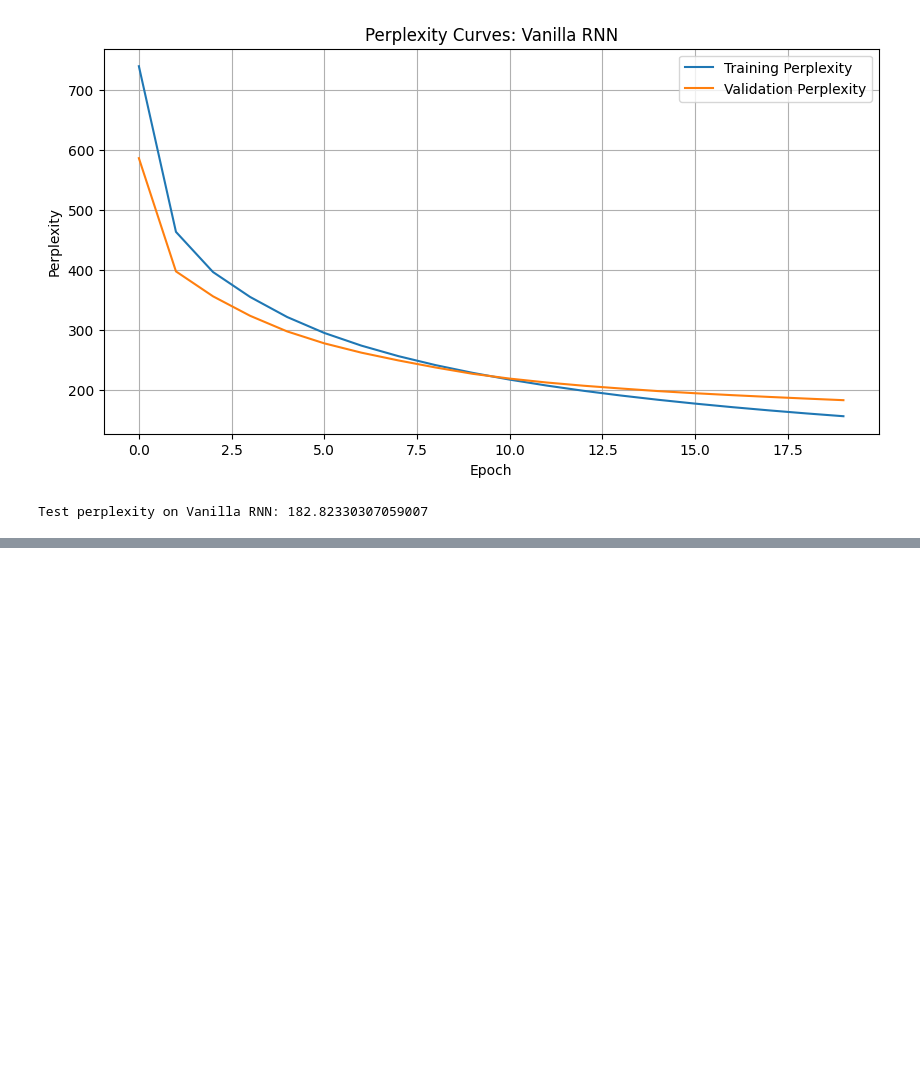
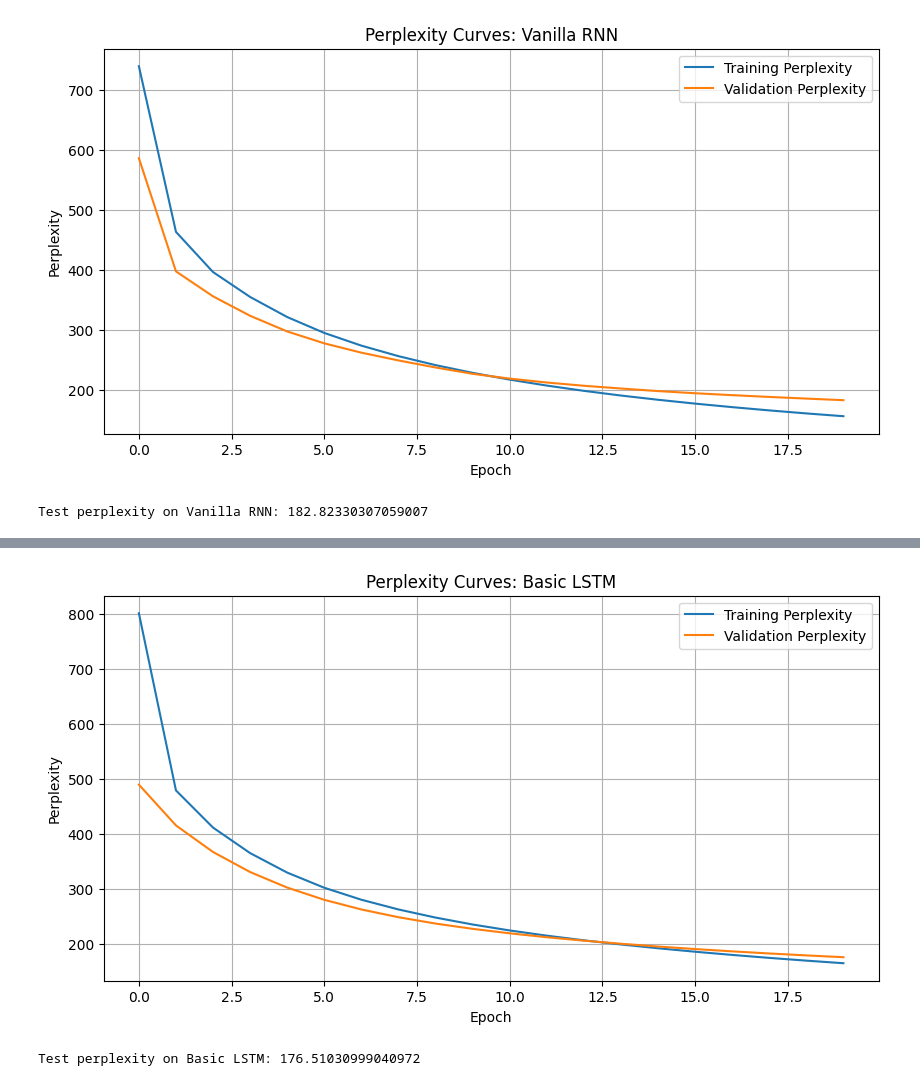
Before and after one commit to akashvshroff/cs449, a Jupyter notebook: hw4/hw4.ipynb, the cells around one changed output, grey strips where cells are left out. Drawn from its saved outputs; the diff is of its cells as text; code cells hidden in the pictures; blank space fills up the shorter version.

Commit message:
added lstm extra credit

```diff
--- a/hw4/hw4.ipynb
+++ b/hw4/hw4.ipynb
@@ -122,13 +126,13 @@ rnn.to(device)
 
 for epoch in range(num_epochs):
     rnn.train()
-    rnn.reset_h(batch_size)
+    rnn.reset_hidden(batch_size)
     total_loss = 0
     for inputs, targets in train_loader:
         inputs, targets = inputs.to(device), targets.to(device)
         current_batch_size = inputs.size(0)
         if current_batch_size != hidden_size: #only reset for last batch to avoid any mismatch issues.
-            rnn.reset_h(current_batch_size)
+            rnn.reset_hidden(current_batch_size)
             hidden_size = current_batch_size
         optimizer.zero_grad()
         outputs = rnn(inputs)
@@ -143,17 +147,17 @@ for epoch in range(num_epochs):
     train_perplexities.append(train_perplexity)
 
     rnn.eval()
-    rnn.reset_h(batch_size)
+    rnn.reset_hidden(batch_size)
     total_loss = 0
     with torch.no_grad():
         for inputs, targets in valid_loader:
             inputs, targets = inputs.to(device), targets.to(device)
             current_batch_size = inputs.size(0)
             if current_batch_size != hidden_size: #only reset for last batch to avoid any mismatch issues.
-                rnn.reset_h(current_batch_size)
+                rnn.reset_hidden(current_batch_size)
                 hidden_size = current_batch_size
             outputs = rnn(inputs)
-            loss = criterion(outputs.view(-1, outputs.size(-1)), targets)
+            loss = criterion(outputs.view(-1, outputs.size(-1)), targets) #loss function applies softmax to logits
             total_loss += loss.item()
 
             rnn.h = rnn.h.detach()
@@ -234,0 +241,32 @@ torch.save(rnn.state_dict(), "rnn_state_dict.pth")
+# %%
+import torch
+import torch.nn as nn
+import torch.nn.functional as F
+
+class BasicLSTM(nn.Module):
+    def __init__(self, vocab_size, embedding_dim, hidden_dim, output_dim, device=None):
+        """
+        Set up the different components of the LSTM
+        """
+        super(BasicLSTM, self).__init__()
+
+        self.embedding = nn.Embedding(vocab_size, embedding_dim)
+        self.lstm = nn.LSTM(embedding_dim, hidden_dim, batch_first=True)
+        self.fc = nn.Linear(hidden_dim, output_dim)
+        self.h = None  # Hidden state
+        self.c = None  # Cell state
+        self.hidden_dim = hidden_dim
+        self.device = device if device is not None else torch.device("cpu")
+
+    def forward(self, x):
+        x = self.embedding(x)
+        x, (self.h, self.c) = self.lstm(x, (self.h, self.c))
+        x = self.fc(x[:, -1, :])
+        return x #return logits since loss applies softmax
+
+    def reset_hidden(self, batch_size):
+        """
+        Reset both hidden state and cell state of the model
+        """
+        self.h = torch.zeros(1, batch_size, self.hidden_dim, device=self.device)
+        self.c = torch.zeros(1, batch_size, self.hidden_dim, device=self.device)
@@ -234,0 +367,9 @@ torch.save(rnn.state_dict(), "rnn_state_dict.pth")
+# %%
+plot_loss_curves(train_perplexities, valid_perplexities, "Basic LSTM")
+# %% [output]
+[figure, added]
+# %%
+test_perplexity = get_test_perplexity(lstm, test_loader)
+print(f"Test perplexity on Basic LSTM: {test_perplexity}")
+# %% [output]
+Test perplexity on Basic LSTM: 176.51030999040972
```
Also changed, not shown: parts of 7 cells of this notebook.
